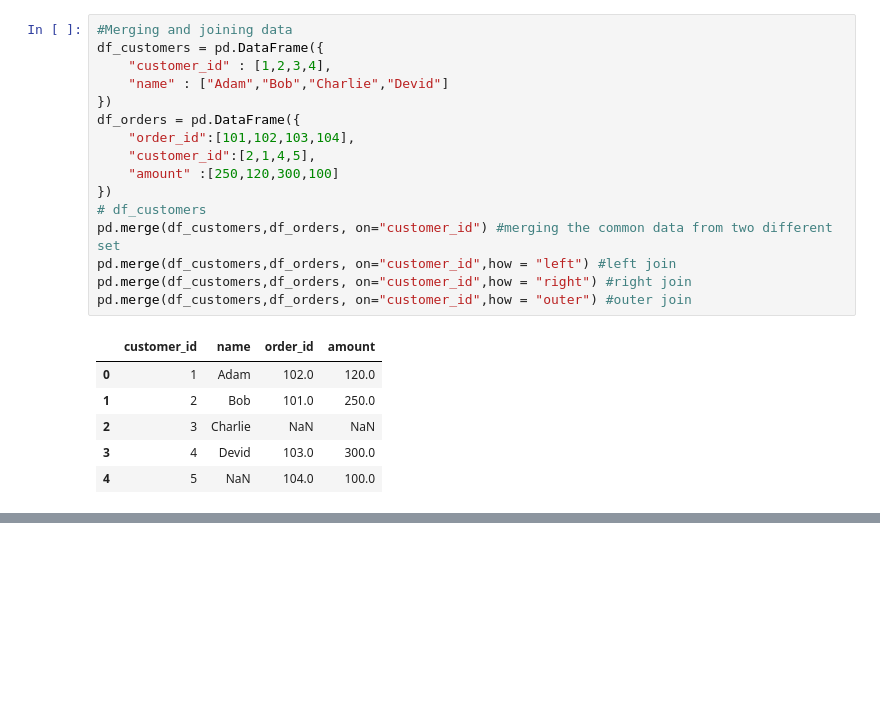
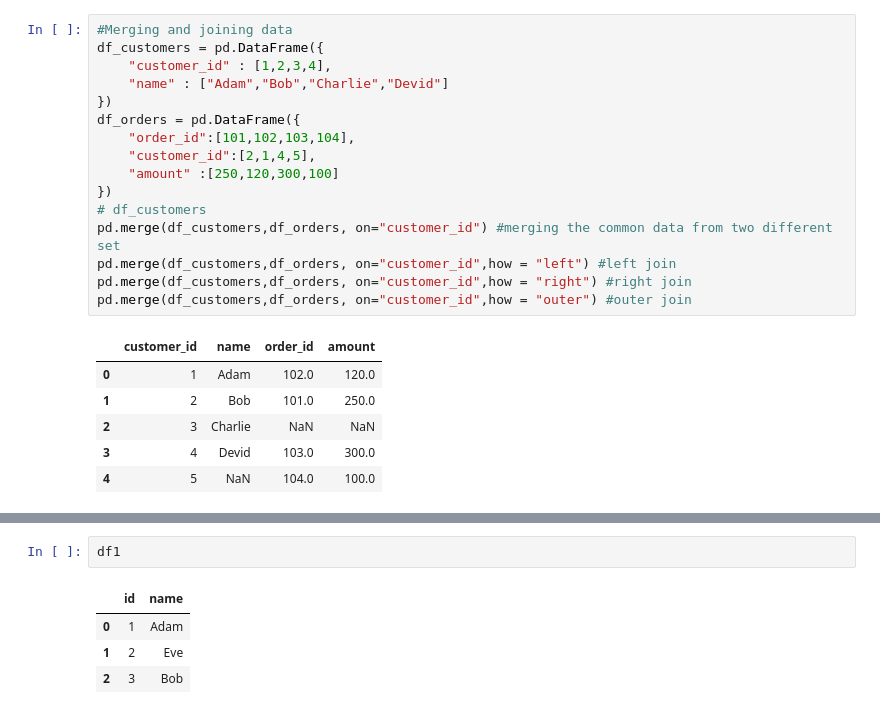
Before and after one commit to zzgirirohit001-tech/Amazon-store-work, a Jupyter notebook: jupyter/pandas.ipynb, the cells around one changed output, grey strips where cells are left out. Cells and saved outputs as stored; diff of their text form; blank space fills up the shorter version.

```diff
--- a/jupyter/pandas.ipynb
+++ b/jupyter/pandas.ipynb
@@ -573,0 +595,7 @@ pd.merge(df_customers,df_orders, on="customer_id",how = "outer") #outer join
+# %%
+df1
+# %% [output]
+|  | id | name |
+| 0 | 1 | Adam |
+| 1 | 2 | Eve |
+| 2 | 3 | Bob |
```
Also changed, not shown: parts of 2 cells of this notebook.
